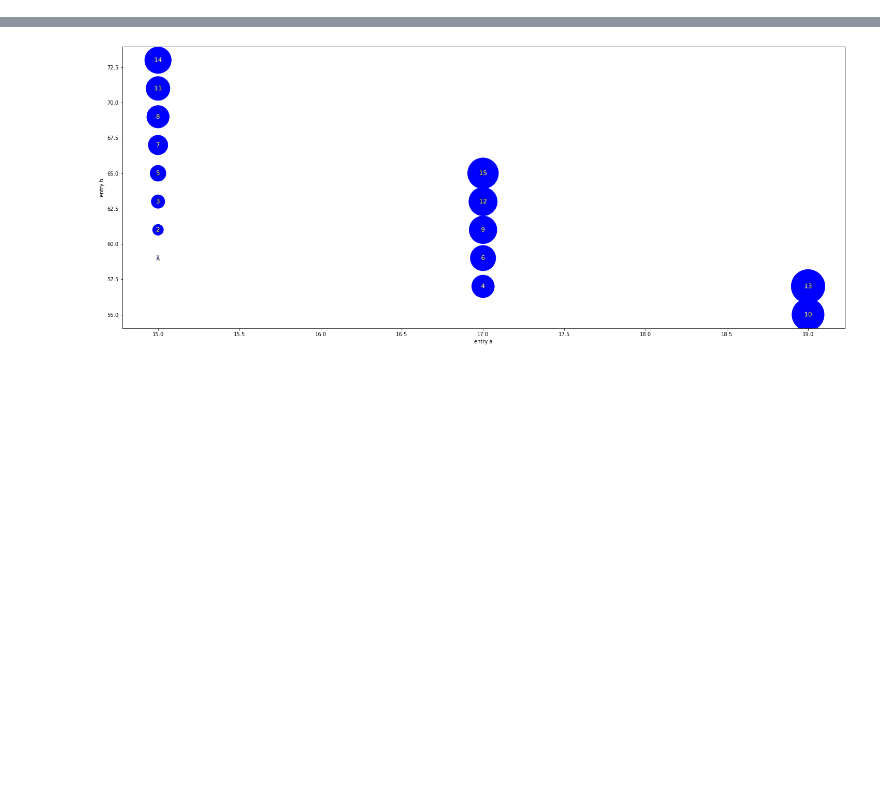
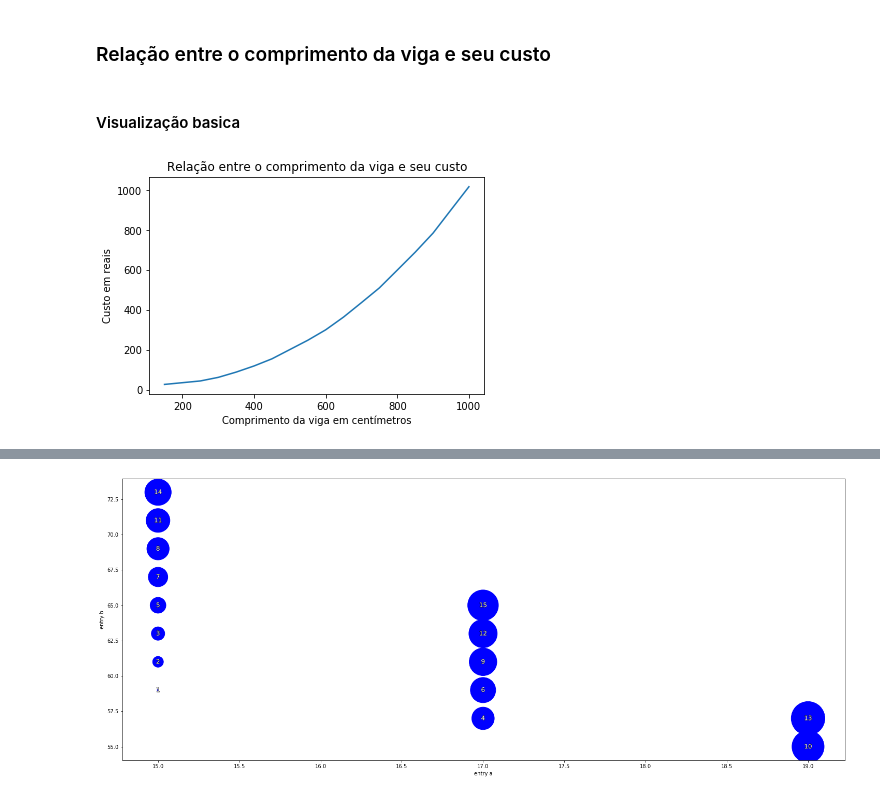
Before and after one commit to luisggc/FConcrete, a Jupyter notebook: examples/Cost Analysis.ipynb, the cells around one changed output, grey strips where cells are left out. Saved outputs shown, nothing was run; the diff lists cells and outputs as text; code cells hidden in the pictures; blank space fills up the shorter version.

```diff
--- a/examples/Cost Analysis.ipynb
+++ b/examples/Cost Analysis.ipynb
@@ -77,0 +52,2 @@ df["lowest_cost_length"] = df["cost"] == df["lowest_cost_length"]
+# %%
+full_report = pd.read_excel("dados tcc menos width e mais length.xlsx")
@@ -77,0 +56,35 @@ df["lowest_cost_length"] = df["cost"] == df["lowest_cost_length"]
+# %%
+dados = full_report.copy()
+dados = dados.rename(columns={
+    "length": "comprimento",
+    "width": "base",
+    "height": "altura",
+    "cost": "custo",
+    "Concrete": "concreto",
+    "Longitudinal bar": "barras longitudinais",
+    "Transversal bar": "barras transversais"
+})
+
+dados = dados.drop(columns="error")
+
+#dados["length"] = dados["length"].astype('float')
+#dados["cost"] = dados["cost"].astype('float')
+
+dados_menores_custos = pd.DataFrame(columns=dados.columns)
+for comprimento in dados["comprimento"].unique():
+    dados_do_comprimento = dados[dados["comprimento"] == comprimento]
+    if sum(dados_do_comprimento["custo"] != -1)==0:
+        continue
+    menor_custo = min(dados_do_comprimento[(dados_do_comprimento["custo"] != -1)]["custo"])
+    dados_do_comprimento = dados_do_comprimento[dados_do_comprimento["custo"] == menor_custo]
+    dados_menores_custos.loc[comprimento] = dados_do_comprimento.iloc[0]
+
+#lowest_cost_merge["lowest_cost_length"] = lowest_cost_merge["cost"]
+#lowest_cost_merge = lowest_cost_merge[["length", "lowest_cost_length"]]
+#df = df.merge(lowest_cost_merge, on="length")
+#df["lowest_cost_length"] = df["cost"] == df["lowest_cost_length"]
+# %%
+dados_menores_custos["custo/comprimento"] = dados_menores_custos["custo"]/dados_menores_custos["comprimento"]
+dados_menores_custos["comprimento/altura"] = dados_menores_custos["comprimento"]/dados_menores_custos["altura"]
+
+dados_menores_custos
@@ -77,0 +109,12 @@ df["lowest_cost_length"] = df["cost"] == df["lowest_cost_length"]
+# %% [markdown]
+### Relação entre o comprimento da viga e seu custo
+# %% [markdown]
+#### Visualização basica
+# %%
+plt.title("Relação entre o comprimento da viga e seu custo")
+plt.ylabel("Custo em reais")
+plt.xlabel("Comprimento da viga em centímetros")
+plt.plot(dados_menores_custos["comprimento"], dados_menores_custos["custo"])
+print()
+# %% [output]
+[figure, added]
```
Also changed, not shown: parts of 20 cells of this notebook, 9 other files.
